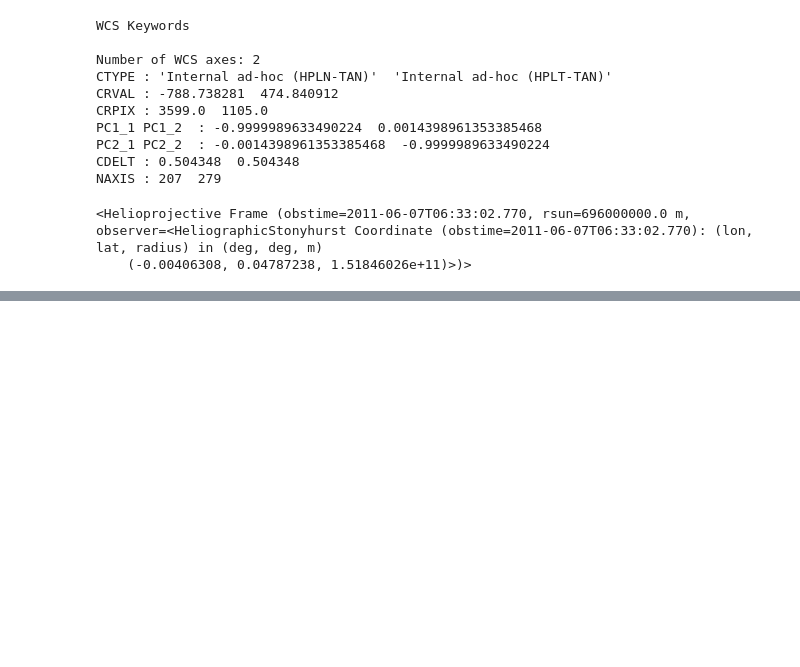
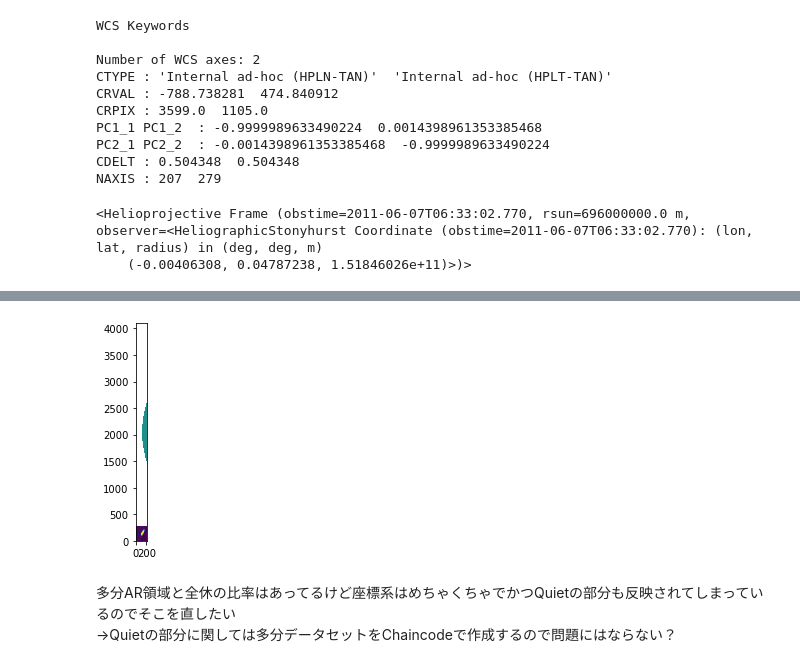
Before and after one commit to akisen/Predict_Solar_Flare_Mrcnn, a Jupyter notebook: src_dataset/Convert_bitmap_to_polygon.ipynb, the cells around one changed output, grey strips where cells are left out. Drawn from its saved outputs; the diff is of its cells as text; code cells hidden in the pictures; blank space fills up the shorter version.

```diff
--- a/src_dataset/Convert_bitmap_to_polygon.ipynb
+++ b/src_dataset/Convert_bitmap_to_polygon.ipynb
@@ -225,0 +230,13 @@ mask_map.observer_coordinate
+# %%
+## もしかして座標系のデータはいらない・・？→データもMaskもピクセル座標系なのでそのままOverrayしてしまって軸だけ後で変更・・？
+plt.figure(1)
+ax = plt.subplot(1,1,1)
+ax.set_ylim([0,len(hmi_me_map.data)])
+ax.imshow(hmi_me_map.data)
+ax.imshow(mask_map.data)
+plt.show()
+# %% [output]
+[figure, added]
+# %% [markdown]
+多分AR領域と全休の比率はあってるけど座標系はめちゃくちゃでかつQuietの部分も反映されてしまっているのでそこを直したい
+→Quietの部分に関しては多分データセットをChaincodeで作成するので問題にはならない？
```
Also changed, not shown: parts of 4 cells of this notebook, 1 other file.
